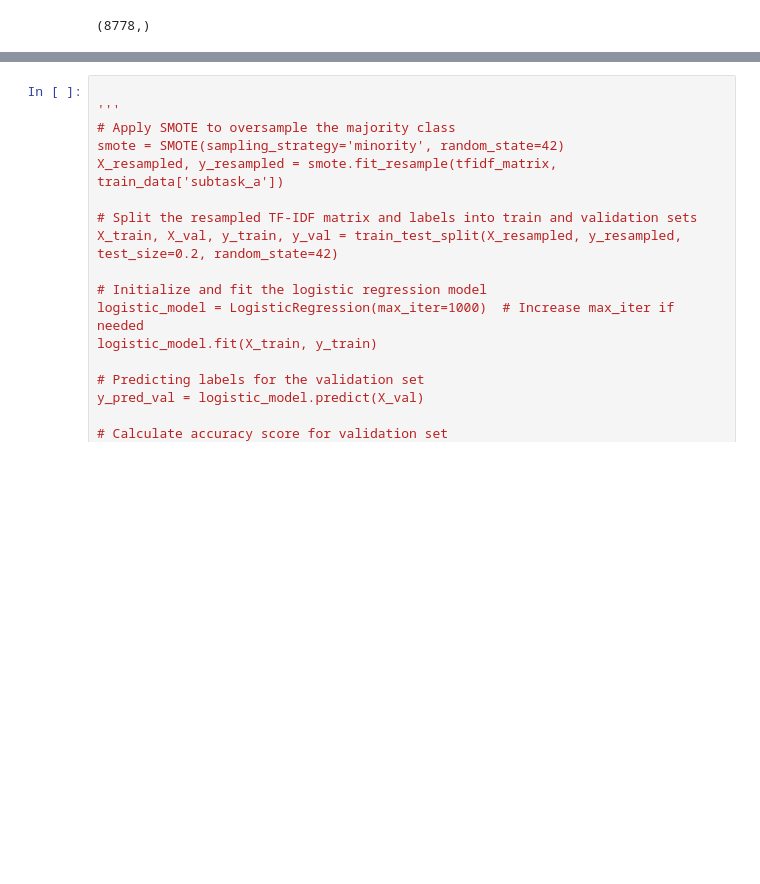
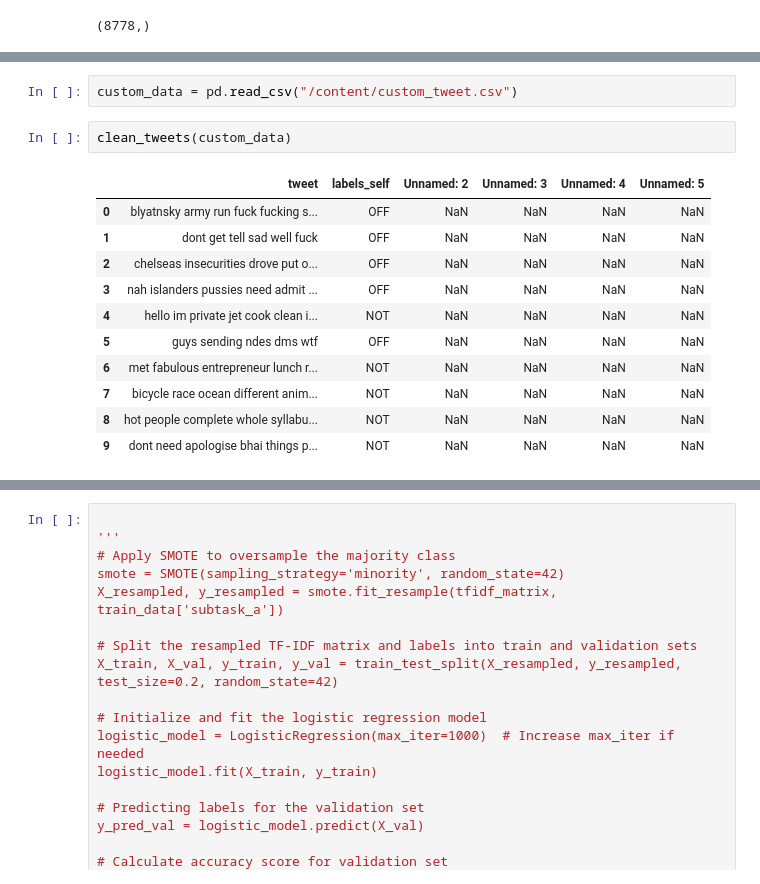
Before and after one commit to kri0810/nlp_sentiment_analysis, a Jupyter notebook: undersample_nlp.ipynb, the cells around one changed output, grey strips where cells are left out. Saved outputs shown, nothing was run; the diff lists cells and outputs as text; blank space fills up the shorter version.

```diff
--- a/undersample_nlp.ipynb
+++ b/undersample_nlp.ipynb
@@ -415,0 +419,16 @@ print(downsampled_data['subtask_a'].shape)
+# %%
+custom_data = pd.read_csv("/content/custom_tweet.csv")
+# %%
+clean_tweets(custom_data)
+# %% [output]
+|  | tweet | labels_self | Unnamed: 2 | Unnamed: 3 | Unnamed: 4 | Unnamed: 5 |
+| 0 | blyatnsky army run fuck fucking s... | OFF | NaN | NaN | NaN | NaN |
+| 1 | dont get tell sad well fuck | OFF | NaN | NaN | NaN | NaN |
+| 2 | chelseas insecurities drove put o... | OFF | NaN | NaN | NaN | NaN |
+| 3 | nah islanders pussies need admit ... | OFF | NaN | NaN | NaN | NaN |
+| 4 | hello im private jet cook clean i... | NOT | NaN | NaN | NaN | NaN |
+| 5 | guys sending ndes dms wtf | OFF | NaN | NaN | NaN | NaN |
+| 6 | met fabulous entrepreneur lunch r... | NOT | NaN | NaN | NaN | NaN |
+| 7 | bicycle race ocean different anim... | NOT | NaN | NaN | NaN | NaN |
+| 8 | hot people complete whole syllabu... | NOT | NaN | NaN | NaN | NaN |
+| 9 | dont need apologise bhai things p... | NOT | NaN | NaN | NaN | NaN |
```
Also changed, not shown: parts of 17 cells of this notebook.
